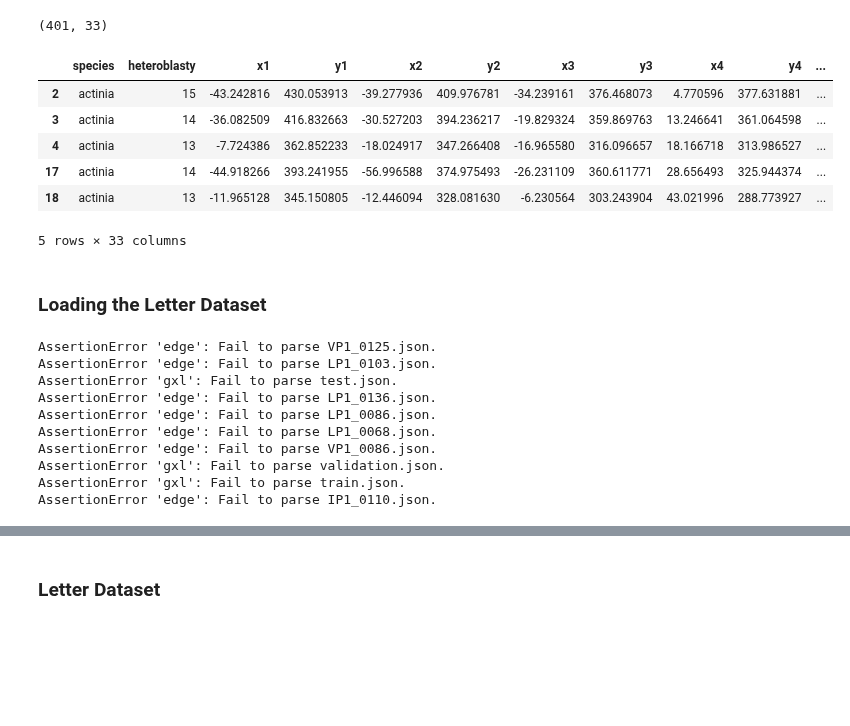
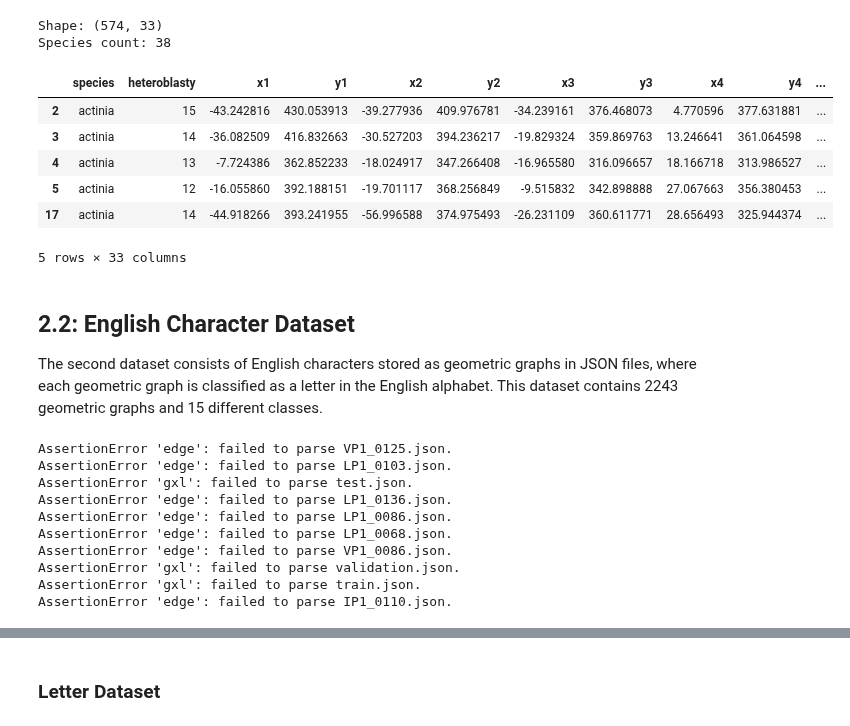
Before and after one commit to compgeomTU/will_rodman_thesis, a Jupyter notebook: progress_report_2.ipynb, the cells around one changed output, grey strips where cells are left out. Drawn from its saved outputs; the diff is of its cells as text; code cells hidden in the pictures; blank space fills up the shorter version.

```diff
--- a/progress_report_2.ipynb
+++ b/progress_report_2.ipynb
@@ -67,39 +107,40 @@ species_classes = {'miniata':6,
     'coccinea':6,
     'hatschbachii':2,
     'morifolia':3,
     'organensis':1,
     'capsularis':1,
     'edmundoi':2,
     'galbana':6,
     'tricuspis':1,
     'pohlii':1,
     'biflora':1,
     'sidifolia':4,
     'suberosa':2,
     'edulis':5,
     'coriacea':0,
     'kermesina':2}
 
 # replace species names with class in dataset
 df['species_classes'] = df['species'].map(species_classes)
 
-
 # dropping outlying heteroblasty values
-lower_bound = df['heteroblasty'].quantile(0.80)
+lower_bound = df['heteroblasty'].quantile(0.75)
 upper_bound = df['heteroblasty'].quantile(0.90)
 df = df[(df['heteroblasty'] >= lower_bound) & (df['heteroblasty'] <= upper_bound)]
 
 # printing dataframe head
-print(df.shape)
+print("Shape:", df.shape)
+print("Species count:", len(df['species'].value_counts()))
 df.head()
 # %% [output]
-(401, 33)
+Shape: (574, 33)
+Species count: 38
 |  | species | heteroblasty | x1 | y1 | x2 | y2 | x3 | y3 | x4 | y4 | ... |
 | 2 | actinia | 15 | -43.242816 | 430.053913 | -39.277936 | 409.976781 | -34.239161 | 376.468073 | 4.770596 | 377.631881 | ... |
 | 3 | actinia | 14 | -36.082509 | 416.832663 | -30.527203 | 394.236217 | -19.829324 | 359.869763 | 13.246641 | 361.064598 | ... |
 | 4 | actinia | 13 | -7.724386 | 362.852233 | -18.024917 | 347.266408 | -16.965580 | 316.096657 | 18.166718 | 313.986527 | ... |
+| 5 | actinia | 12 | -16.055860 | 392.188151 | -19.701117 | 368.256849 | -9.515832 | 342.898888 | 27.067663 | 356.380453 | ... |
 | 17 | actinia | 14 | -44.918266 | 393.241955 | -56.996588 | 374.975493 | -26.231109 | 360.611771 | 28.656493 | 325.944374 | ... |
-| 18 | actinia | 13 | -11.965128 | 345.150805 | -12.446094 | 328.081630 | -6.230564 | 303.243904 | 43.021996 | 288.773927 | ... |
 5 rows × 33 columns
 # %%
 # edges to build graph
@@ -154,6 +195,8 @@ def rows_to_graphs(df, n=None):
         graph = row_to_graph(row)
         graphs.append(graph)
     return graphs
-# %% [markdown]
-### Loading the Letter Dataset
+# %% [markdown]
+## 2.2: English Character Dataset
+
+The second dataset consists of English characters stored as geometric graphs in JSON files, where each geometric graph is classified as a letter in the English alphabet. This dataset contains 2243 geometric graphs and 15 different classes.
 # %%
@@ -192,16 +236,16 @@ for file_name in file_names:
                 graphs[name] = [graph]
 
         except Exception as error:
-            print(f"AssertionError {error}: Fail to parse {file_name}.")
+            print(f"AssertionError {error}: failed to parse {file_name}.")
 # %% [output]
-AssertionError 'edge': Fail to parse VP1_0125.json.
-AssertionError 'edge': Fail to parse LP1_0103.json.
-AssertionError 'gxl': Fail to parse test.json.
-AssertionError 'edge': Fail to parse LP1_0136.json.
-AssertionError 'edge': Fail to parse LP1_0086.json.
-AssertionError 'edge': Fail to parse LP1_0068.json.
-AssertionError 'edge': Fail to parse VP1_0086.json.
-AssertionError 'gxl': Fail to parse validation.json.
-AssertionError 'gxl': Fail to parse train.json.
-AssertionError 'edge': Fail to parse IP1_0110.json.
+AssertionError 'edge': failed to parse VP1_0125.json.
+AssertionError 'edge': failed to parse LP1_0103.json.
+AssertionError 'gxl': failed to parse test.json.
+AssertionError 'edge': failed to parse LP1_0136.json.
+AssertionError 'edge': failed to parse LP1_0086.json.
+AssertionError 'edge': failed to parse LP1_0068.json.
+AssertionError 'edge': failed to parse VP1_0086.json.
+AssertionError 'gxl': failed to parse validation.json.
+AssertionError 'gxl': failed to parse train.json.
+AssertionError 'edge': failed to parse IP1_0110.json.
 # %%
```
Also changed, not shown: parts of 26 cells of this notebook, 3 other files.
